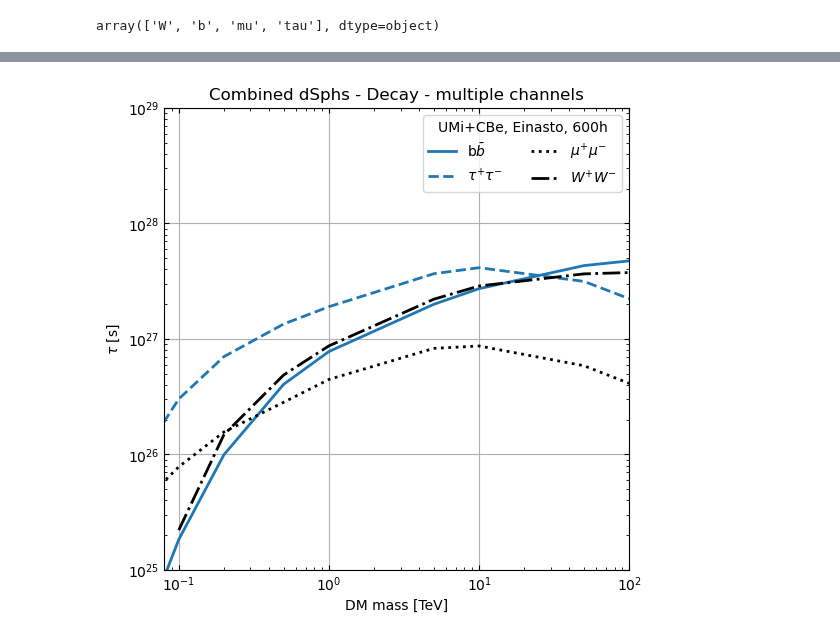
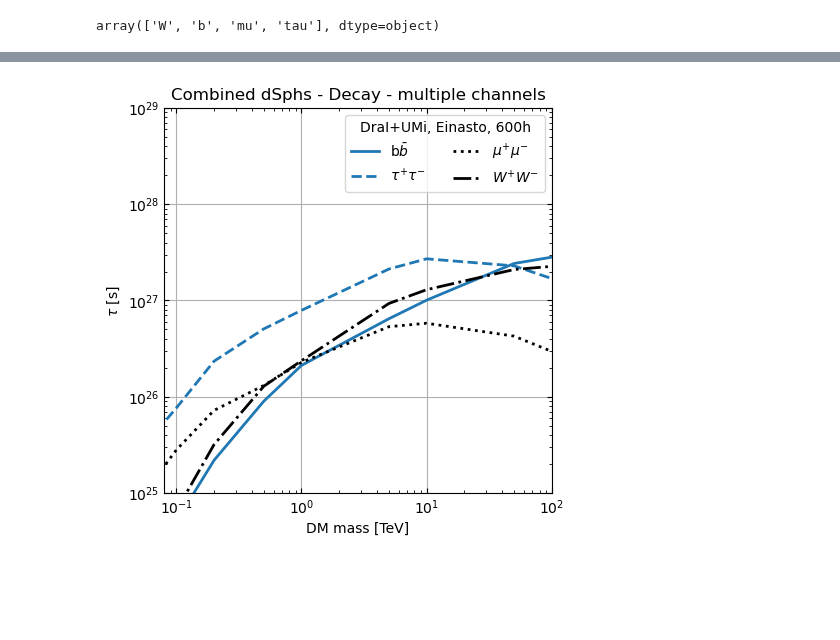
Before and after one commit to micheledoro/gDMbounds, a Jupyter notebook: sandbox/mdoro/makeplot_limits_combined_ann_dec_allch.ipynb, the cells around one changed output, grey strips where cells are left out. Saved outputs shown, nothing was run; the diff lists cells and outputs as text; code cells hidden in the pictures; blank space fills up the shorter version.

```diff
--- a/sandbox/mdoro/makeplot_limits_combined_ann_dec_allch.ipynb
+++ b/sandbox/mdoro/makeplot_limits_combined_ann_dec_allch.ipynb
@@ -22,8 +22,11 @@ for name in dSphNames:
 df_decay_single = pd.concat(df_list, ignore_index=True)
 df_decay_single.drop_duplicates(inplace=True)
 # %%
-df = pd.read_csv('sv_limits_quantiles/Combined_Annichilation_CBe_Wil1_T600.csv')
-df_decay = pd.read_csv('sv_limits_quantiles/Combined_Decay_CBe_UMi_T600.csv')
+#df = pd.read_csv('sv_limits_quantiles/Combined_Annichilation_CBe_Wil1_T600.csv')
+#df_decay = pd.read_csv('sv_limits_quantiles/Combined_Decay_CBe_UMi_T600.csv')
+
+df = pd.read_csv('sv_limits_quantiles_files_wsj/Combined_Einasto_Annichilation_DraI_UMi_T600_wsj.csv')
+df_decay = pd.read_csv('sv_limits_quantiles_files_wsj/Combined_Einasto_Decay_DraI_UMi_T600_wsj.csv')
 
 # Rescale mass column by 1/1000 to have it in TeV
 df['mass'] = df['mass'] / 1000
@@ -137,5 +138,5 @@ plt.savefig('plot_combined_Wil1_CBe_ann_einasto_allch.png', bbox_inches='tight',
 # %%
-fig = plt.figure(figsize=(6,6))
+fig = plt.figure(figsize=(5,5))
 plt.xlabel("DM mass [TeV]")
 plt.ylabel(r"$\tau$ [s]")
 plt.xlim(8e-2,1e2)
@@ -169,32 +170,32 @@ for ch,c in zip(channel,color):
 
     if ch == 'tau':
         linestyle = 'dashed'
 
     if ch == 'mu':
         linestyle = 'dotted'
 
     if ch == 'W':
         linestyle = 'dashdot'
 
 
 
     mask = (df_decay['quantile'] == 0.5)  & (df_decay['profile']==profile) & (df_decay['ch']==ch)
     plt.loglog(df_decay[mask]['mass'],df_decay[mask]['tau']*scale,
                ls=linestyle, linewidth=linewidth, color=c,
                #marker='o',
                label=label[contador])
 
     contador = contador + 1
 
 
-plt.legend(title=r'UMi+CBe, Einasto, 600h',ncol=2)
+plt.legend(title=r'DraI+UMi, Einasto, 600h',ncol=2)
     #ax = plt.gca()
     #at = AnchoredText(name+"\n"+r"T$_{obs}$=100 h",
     #          loc='upper left', prop=dict(size=16), frameon=True)
 
     #ax.add_artist(at)
 
 
 plt.savefig('plot_combined_UMi_CBe_dec_einasto_allch.png', bbox_inches='tight', pad_inches=0.3)
 # %% [output]
-[figure, old version]
+[figure, new version]
```
Also changed, not shown: parts of 2 cells of this notebook.
